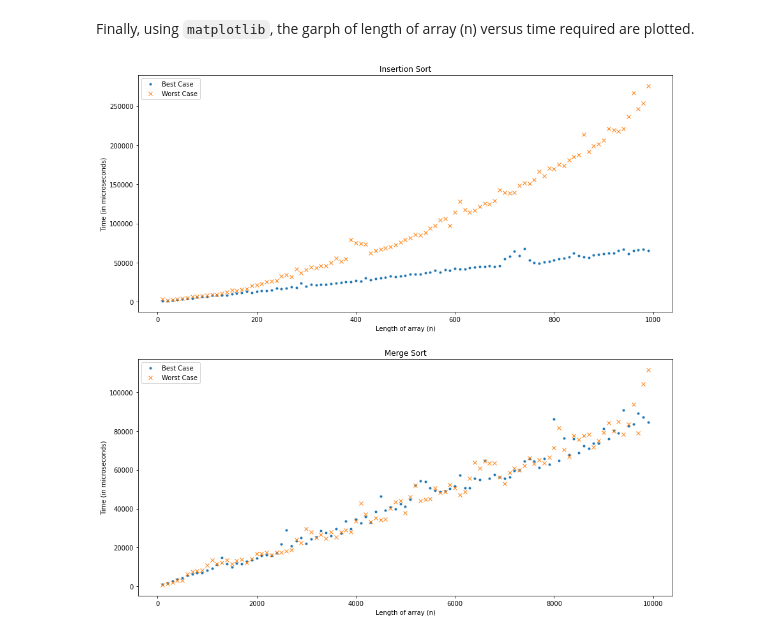
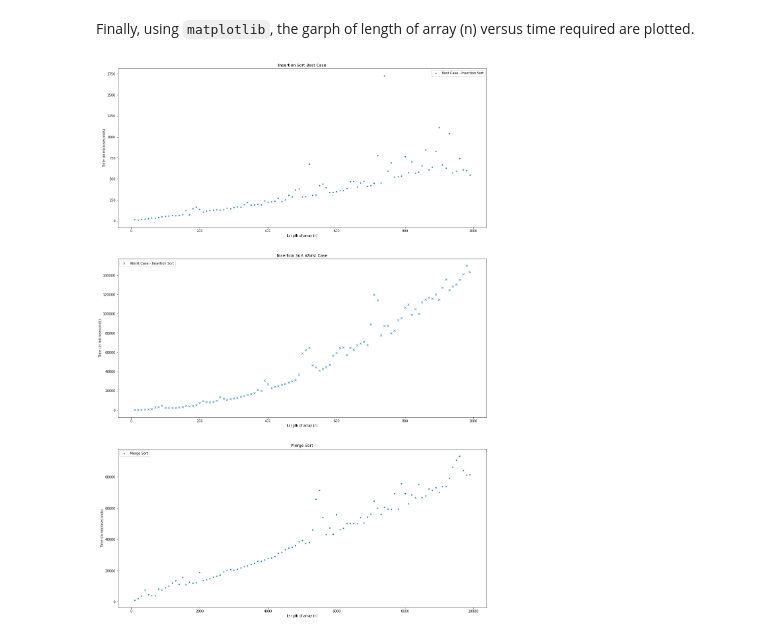
Before and after one commit to RamrajCh/Algorithms-Lab, a Jupyter notebook: Lab2/lab2.ipynb, the cells around one changed output. Drawn from its saved outputs; the diff is of its cells as text; code cells hidden in the pictures.

```diff
--- a/Lab2/lab2.ipynb
+++ b/Lab2/lab2.ipynb
@@ -30,7 +29,6 @@ def insertion_sort(A:list) -> None:
     for j in range(1, len(A)):
         key = A[j]
         i = j - 1
-        time.sleep(10**-6)
         while i >= 0 and A[i] > key:
             A[i+1] = A[i]
             i = i - 1
@@ -185,8 +196,8 @@ The <mark>best case</mark> of merge sort occurs when the array is already sorted
 # %%
-y_ms_bc = []
+y_ms = []
 for x in x_axis_ms:
     values = list(range(x))
     start_time = time.time()
     merge_sort(values, 0, x-1)
     end_time = time.time()
-    y_ms_bc.append((end_time-start_time)*10**6)
+    y_ms.append((end_time-start_time)*10**6)
@@ -207,25 +208,30 @@ ___
 # %% [markdown]
 Finally, using `matplotlib`, the garph of length of array (n) versus time required are plotted.
 # %%
-fig, (insertion_plt, merge_plt) = plt.subplots(nrows=2, figsize=(15,15))
+fig, ax = plt.subplots(nrows=3, figsize=(20,30))
 
-insertion_plt.plot(x_axis_is, y_is_bc, '.', label='Best Case')
-insertion_plt.plot(x_axis_is, y_is_wc, 'x', label='Worst Case')
+ax[0].plot(x_axis_is, y_is_bc, '.', label='Best Case - Insertion Sort')
+ax[1].plot(x_axis_is, y_is_wc, 'x', label='Worst Case - Insertion Sort')
 
-insertion_plt.set_xlabel("Length of array (n)")
-insertion_plt.set_ylabel("Time (in microseconds)")
-insertion_plt.set_title("Insertion Sort")
-insertion_plt.legend()
+ax[0].set_xlabel("Length of array (n)")
+ax[0].set_ylabel("Time (in microseconds)")
+ax[0].set_title("Insertion Sort Best Case")
+ax[0].legend()
 
-merge_plt.plot(x_axis_ms, y_ms_bc, '.', label='Best Case')
-merge_plt.plot(x_axis_ms, y_ms_wc, 'x', label='Worst Case')
+ax[1].set_xlabel("Length of array (n)")
+ax[1].set_ylabel("Time (in microseconds)")
+ax[1].set_title("Insertion Sort Worst Case")
+ax[1].legend()
 
-merge_plt.set_xlabel("Length of array (n)")
-merge_plt.set_ylabel("Time (in microseconds)")
-merge_plt.set_title("Merge Sort")
-merge_plt.legend()
+ax[2].plot(x_axis_ms, y_ms, '.', label='Merge Sort')
+# plt4.plot(x_axis_ms, y_ms_wc, 'x', label='Worst Case')
+
+ax[2].set_xlabel("Length of array (n)")
+ax[2].set_ylabel("Time (in microseconds)")
+ax[2].set_title("Merge Sort")
+ax[2].legend()
 
 
 plt.show()
 # %% [output]
-[figure, old version]
+[figure, new version]
```
Also changed, not shown: parts of 11 cells of this notebook, 3 other files.
